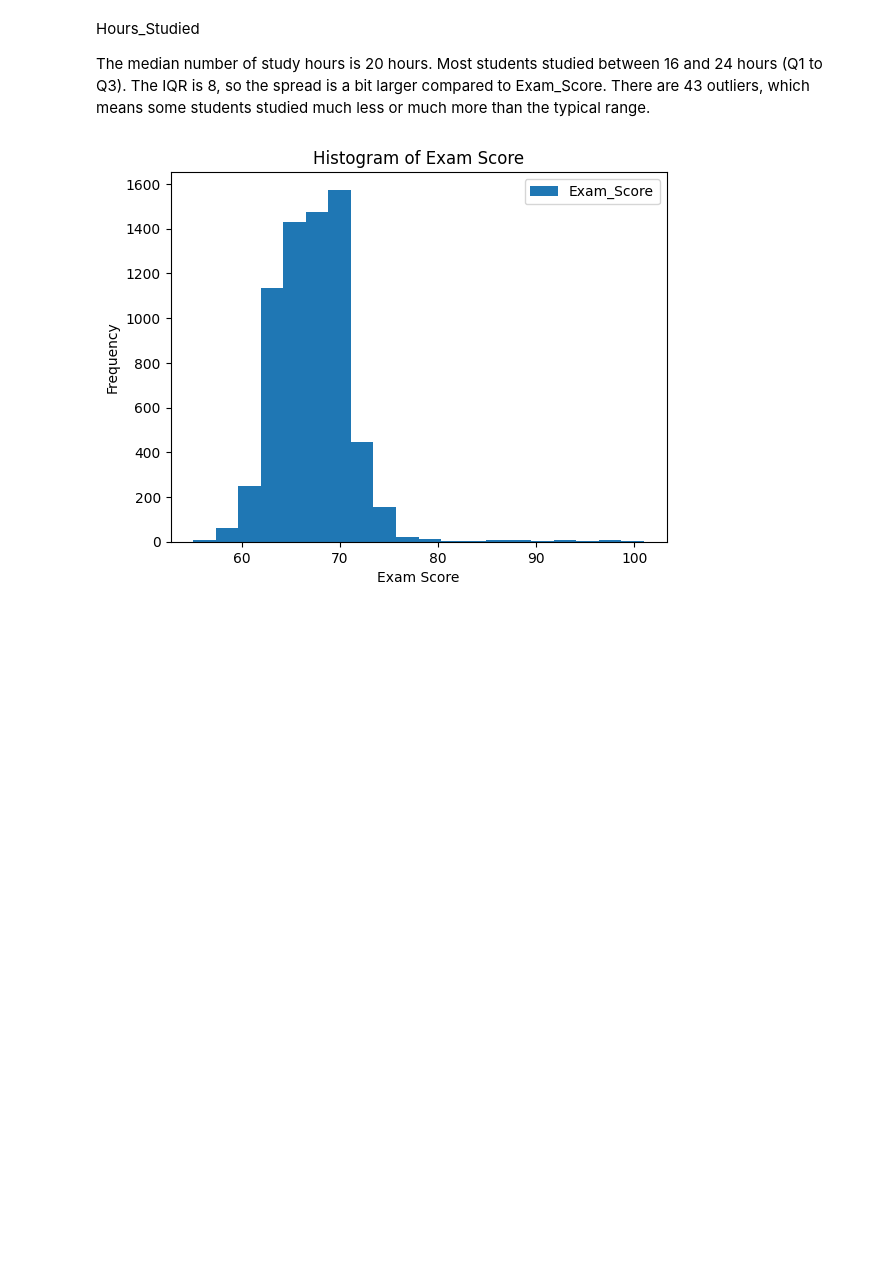
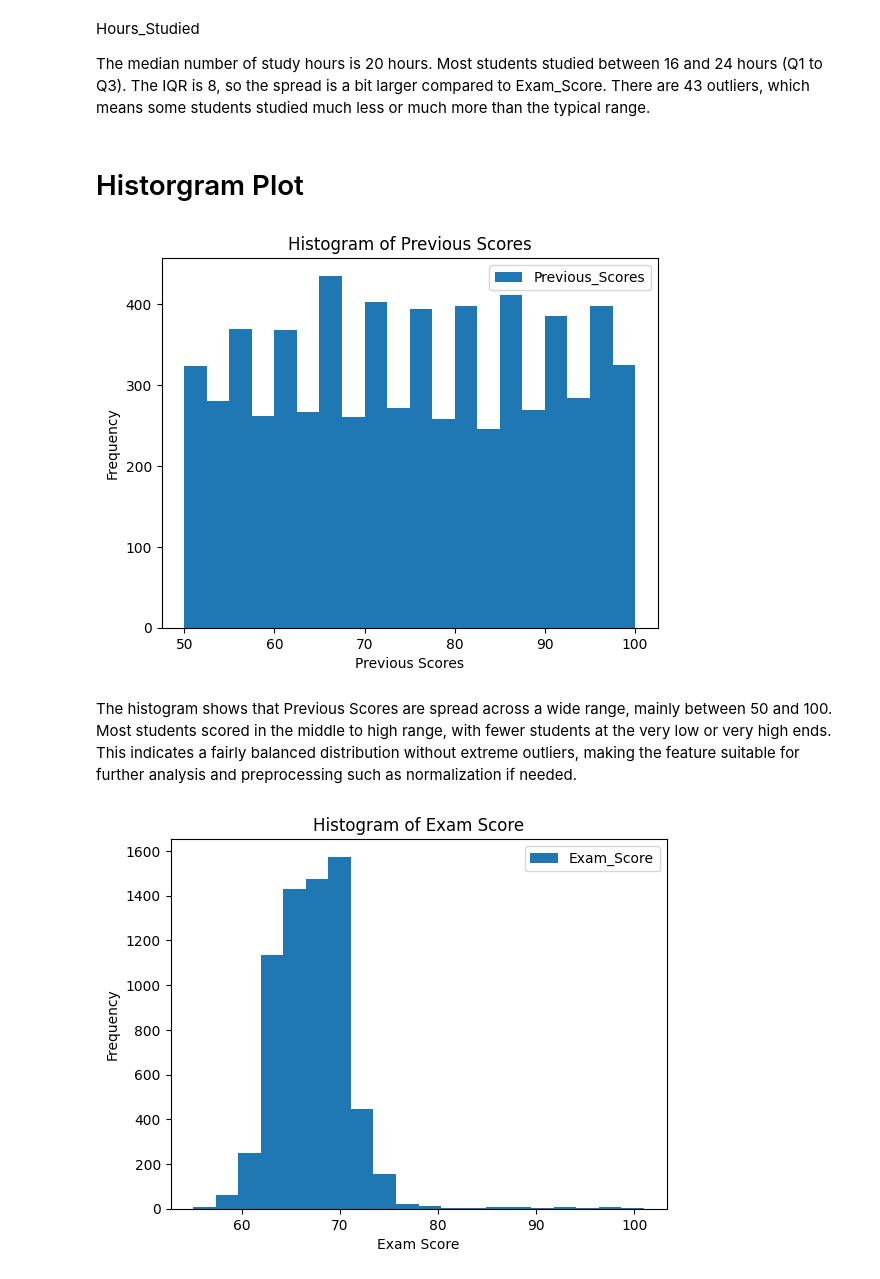
Before and after one commit to leeno-ob/IT326-project, a Jupyter notebook: phase2.ipynb, the cells around one changed output. Cells and saved outputs as stored; diff of their text form; code cells hidden in the pictures; blank space fills up the shorter version.

```diff
--- a/phase2.ipynb
+++ b/phase2.ipynb
@@ -151,6 +151,18 @@ The median number of study hours is 20 hours.
 Most students studied between 16 and 24 hours (Q1 to Q3).
 The IQR is 8, so the spread is a bit larger compared to Exam_Score.
 There are 43 outliers, which means some students studied much less or much more than the typical range.
+# %% [markdown]
+# Historgram Plot
+# %%
+df.plot.hist(column='Previous_Scores', bins=20)
+plt.title("Histogram of Previous Scores")
+plt.xlabel("Previous Scores")
+plt.ylabel("Frequency")
+plt.show()
+# %% [output]
+[figure, added]
+# %% [markdown]
+The histogram shows that Previous Scores are spread across a wide range, mainly between 50 and 100. Most students scored in the middle to high range, with fewer students at the very low or very high ends. This indicates a fairly balanced distribution without extreme outliers, making the feature suitable for further analysis and preprocessing such as normalization if needed.
 # %%
 df.plot.hist(column='Exam_Score', bins=20)
 plt.title("Histogram of Exam Score")
```
Also changed, not shown: parts of 6 cells of this notebook.
